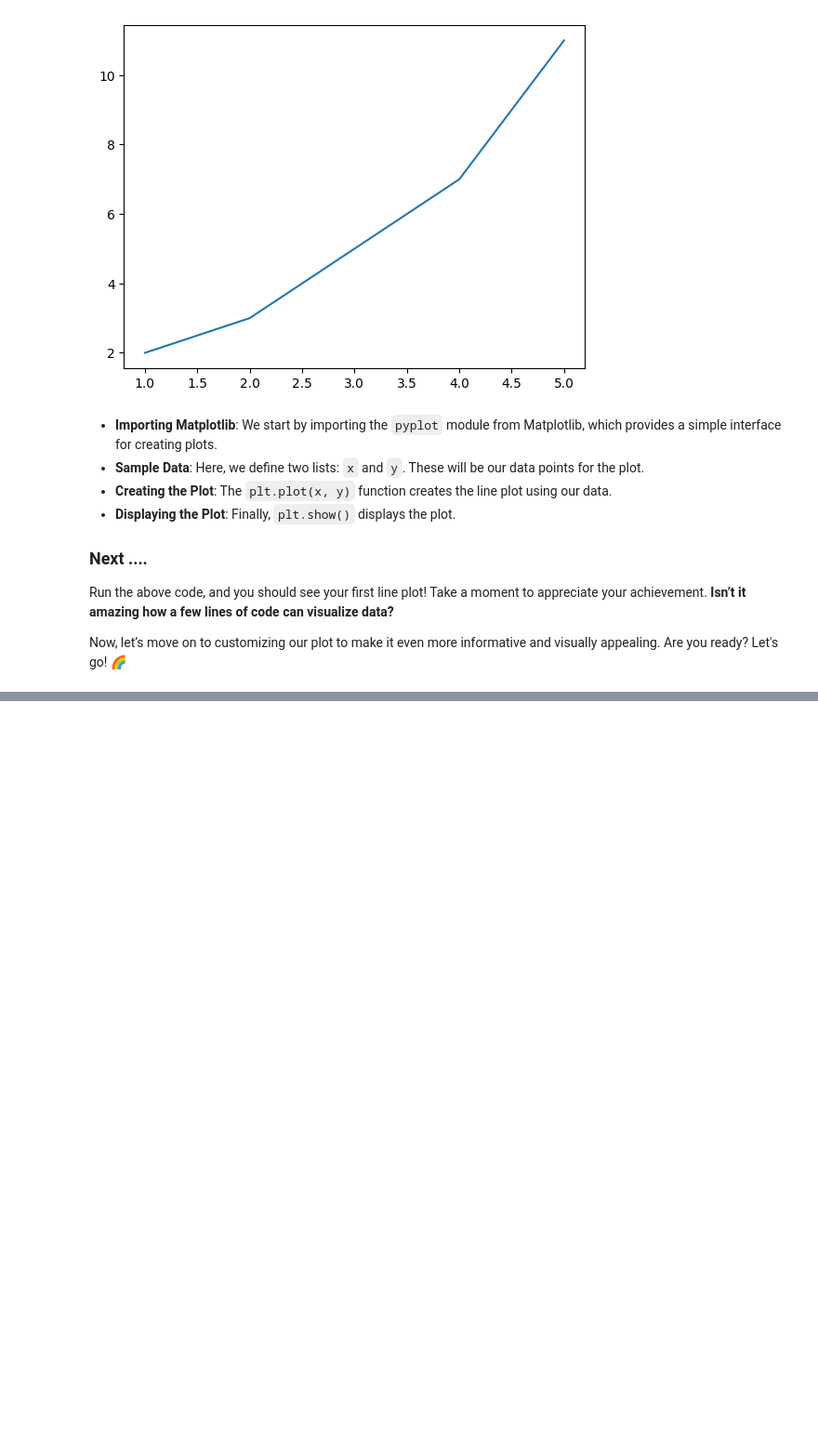
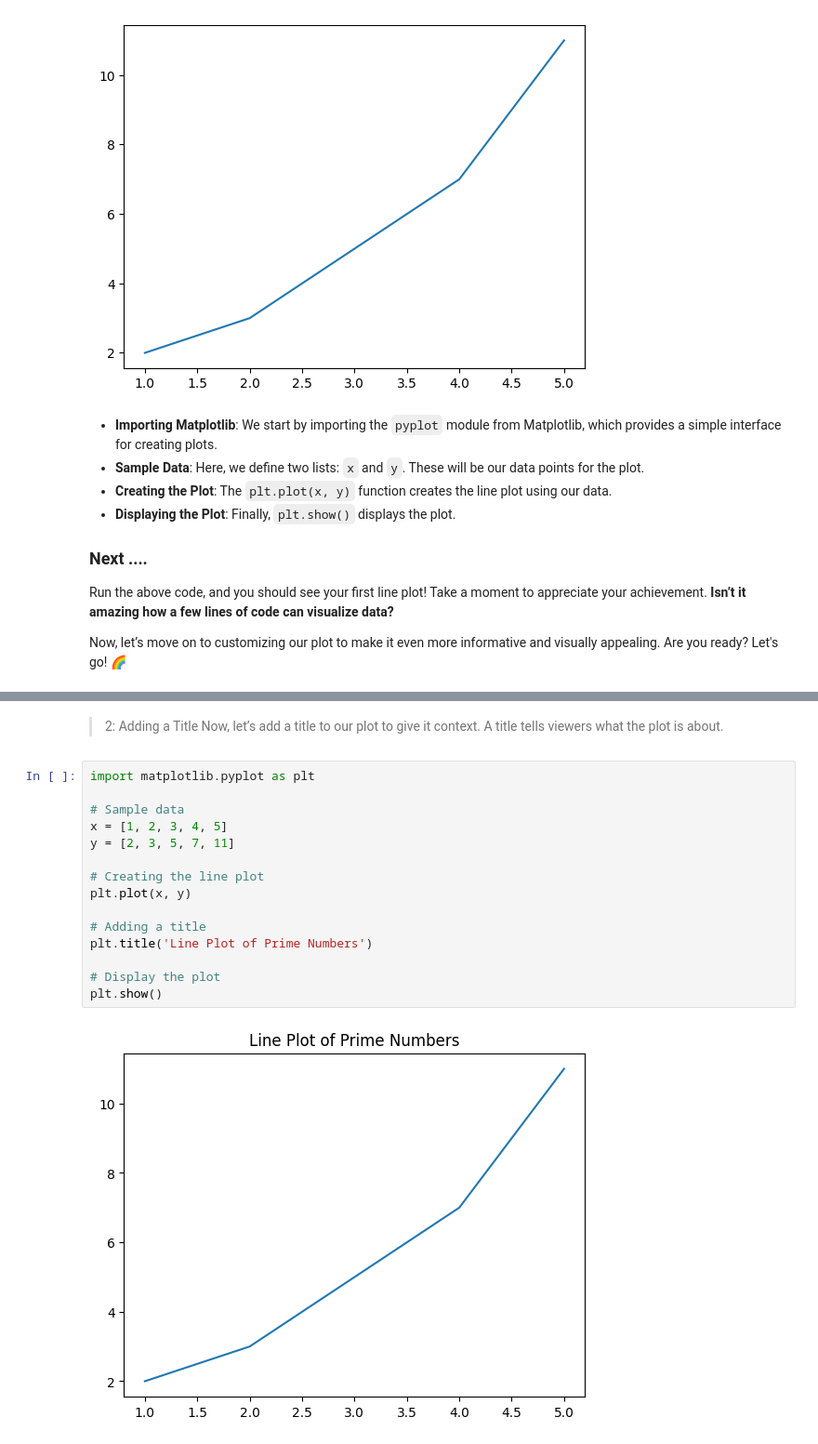
Before and after one commit to rubydamodar/PlotPro-Mastering-Matplotlib, a Jupyter notebook: Scripts/LINEPLOT.ipynb, the cells around one changed output, grey strips where cells are left out. Shown at 93% size. Cells and saved outputs as stored; diff of their text form; blank space fills up the shorter version.

```diff
--- a/Scripts/LINEPLOT.ipynb
+++ b/Scripts/LINEPLOT.ipynb
@@ -71,0 +123,20 @@ Now, let’s move on to customizing our plot to make it even more informative an
+# %% [markdown]
+> 2: Adding a Title
+Now, let’s add a title to our plot to give it context. A title tells viewers what the plot is about.
+# %%
+import matplotlib.pyplot as plt
+
+# Sample data
+x = [1, 2, 3, 4, 5]
+y = [2, 3, 5, 7, 11]
+
+# Creating the line plot
+plt.plot(x, y)
+
+# Adding a title
+plt.title('Line Plot of Prime Numbers')
+
+# Display the plot
+plt.show()
+# %% [output]
+[figure, added]
```
Also changed, not shown: parts of 15 cells of this notebook.
